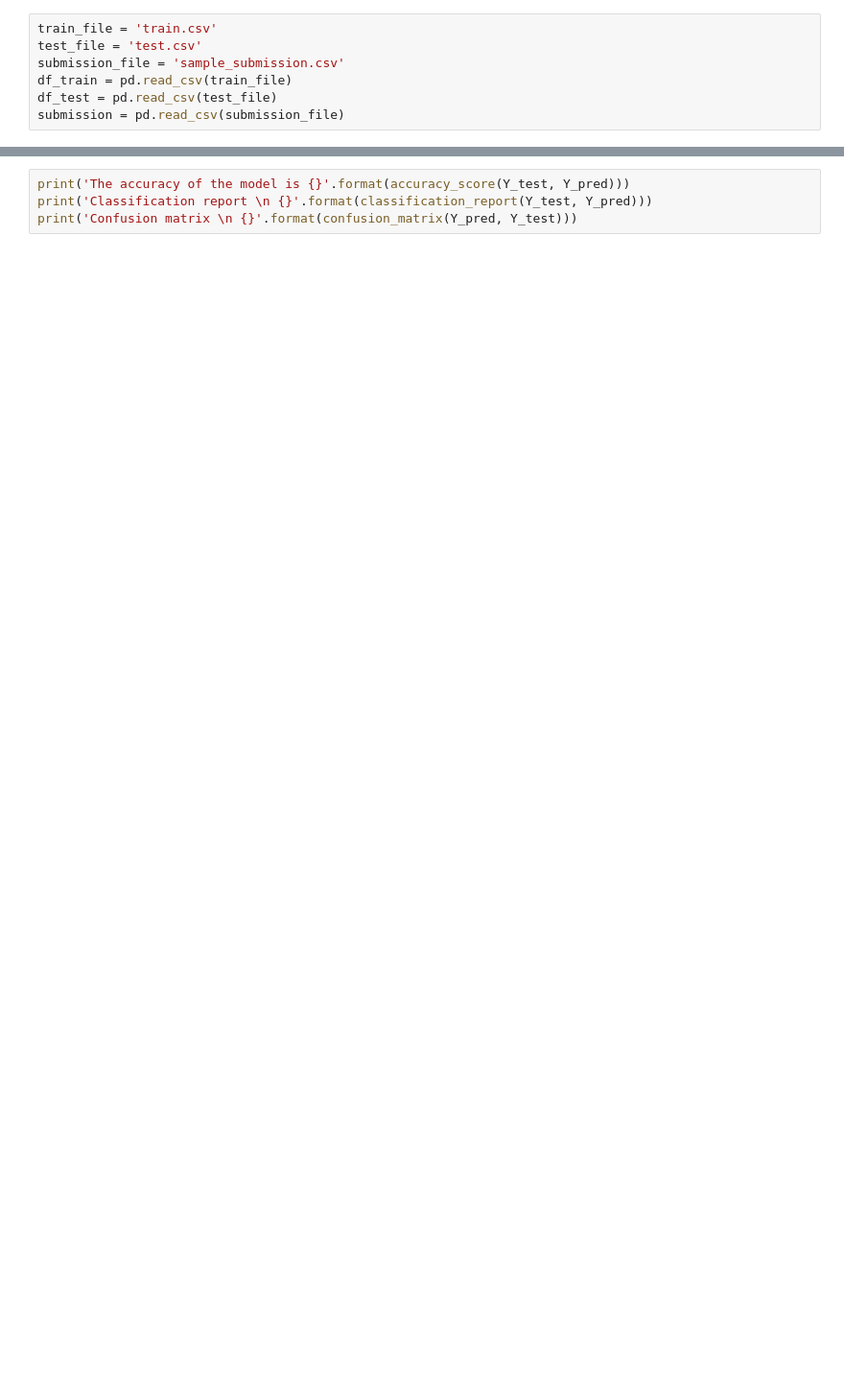
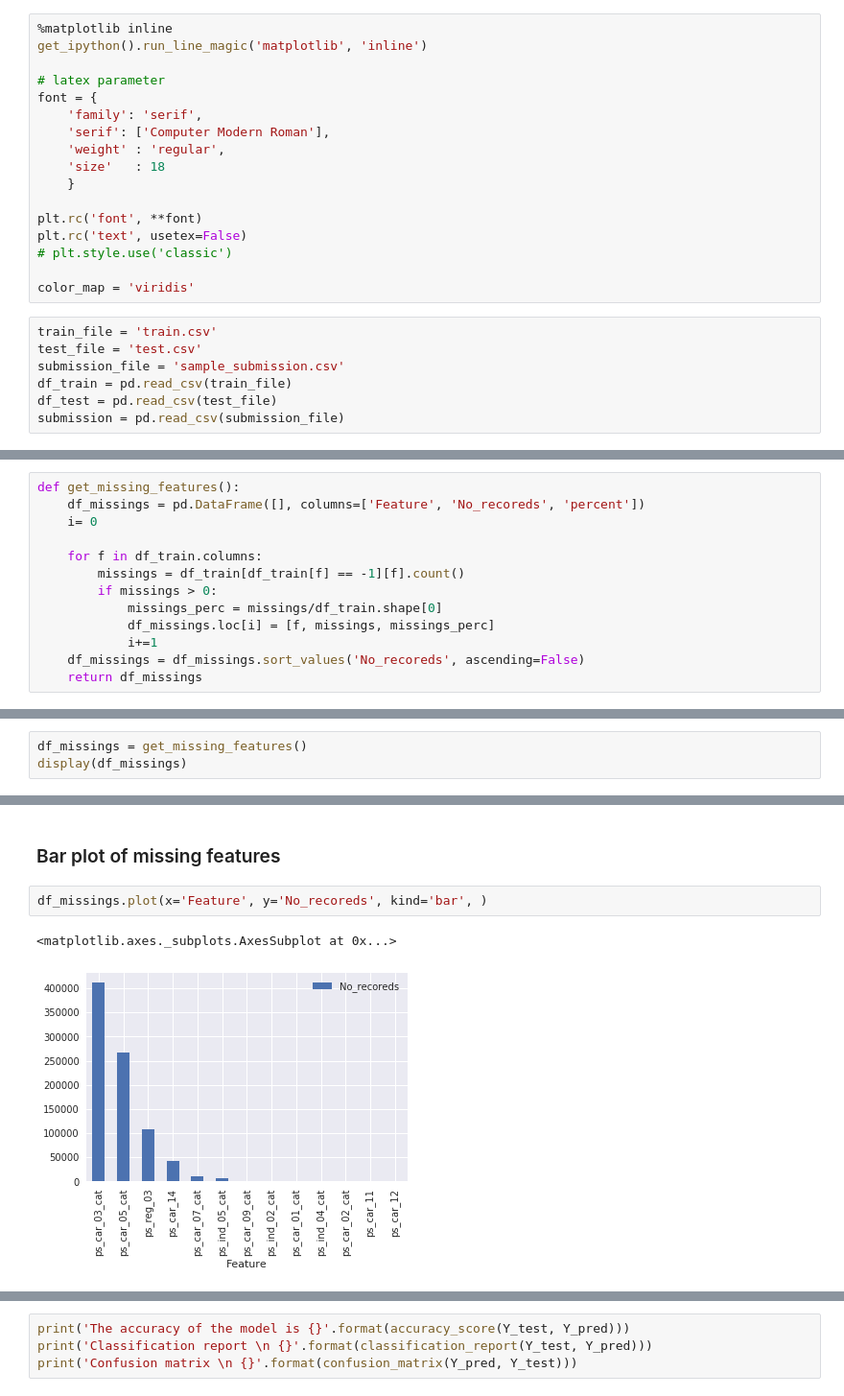
Before and after one commit to msahamed/Safe_Driver_Prediction, a Jupyter notebook: predict_driver.ipynb, the cells around one changed output, grey strips where cells are left out. Shown: that part at 96% size. Saved outputs shown, nothing was run; the diff lists cells and outputs as text; blank space fills up the shorter version.

```diff
--- a/predict_driver.ipynb
+++ b/predict_driver.ipynb
@@ -23,3 +15,20 @@ np.random.seed(random_state)
+# %%
+%matplotlib inline
+get_ipython().run_line_magic('matplotlib', 'inline')
+
+# latex parameter
+font = {
+    'family': 'serif',
+    'serif': ['Computer Modern Roman'],
+    'weight' : 'regular',
+    'size'   : 18
+    }
+
+plt.rc('font', **font)
+plt.rc('text', usetex=False)
+# plt.style.use('classic')
+
+color_map = 'viridis'
 # %%
 train_file = 'train.csv'
 test_file = 'test.csv'
@@ -29,0 +92,13 @@ submission = pd.read_csv(submission_file)
+# %%
+def get_missing_features():
+    df_missings = pd.DataFrame([], columns=['Feature', 'No_recoreds', 'percent'])
+    i= 0
+
+    for f in df_train.columns:
+        missings = df_train[df_train[f] == -1][f].count()
+        if missings > 0:
+            missings_perc = missings/df_train.shape[0]
+            df_missings.loc[i] = [f, missings, missings_perc]
+            i+=1
+    df_missings = df_missings.sort_values('No_recoreds', ascending=False)
+    return df_missings
@@ -29,0 +107,3 @@ submission = pd.read_csv(submission_file)
+# %%
+df_missings = get_missing_features()
+display(df_missings)
@@ -29,0 +125,7 @@ submission = pd.read_csv(submission_file)
+# %% [markdown]
+### Bar plot of missing features
+# %%
+df_missings.plot(x='Feature', y='No_recoreds', kind='bar', )
+# %% [output]
+<matplotlib.axes._subplots.AxesSubplot at 0x...>
+[figure, added]
```
Also changed, not shown: parts of 44 cells of this notebook, 2 other files.
